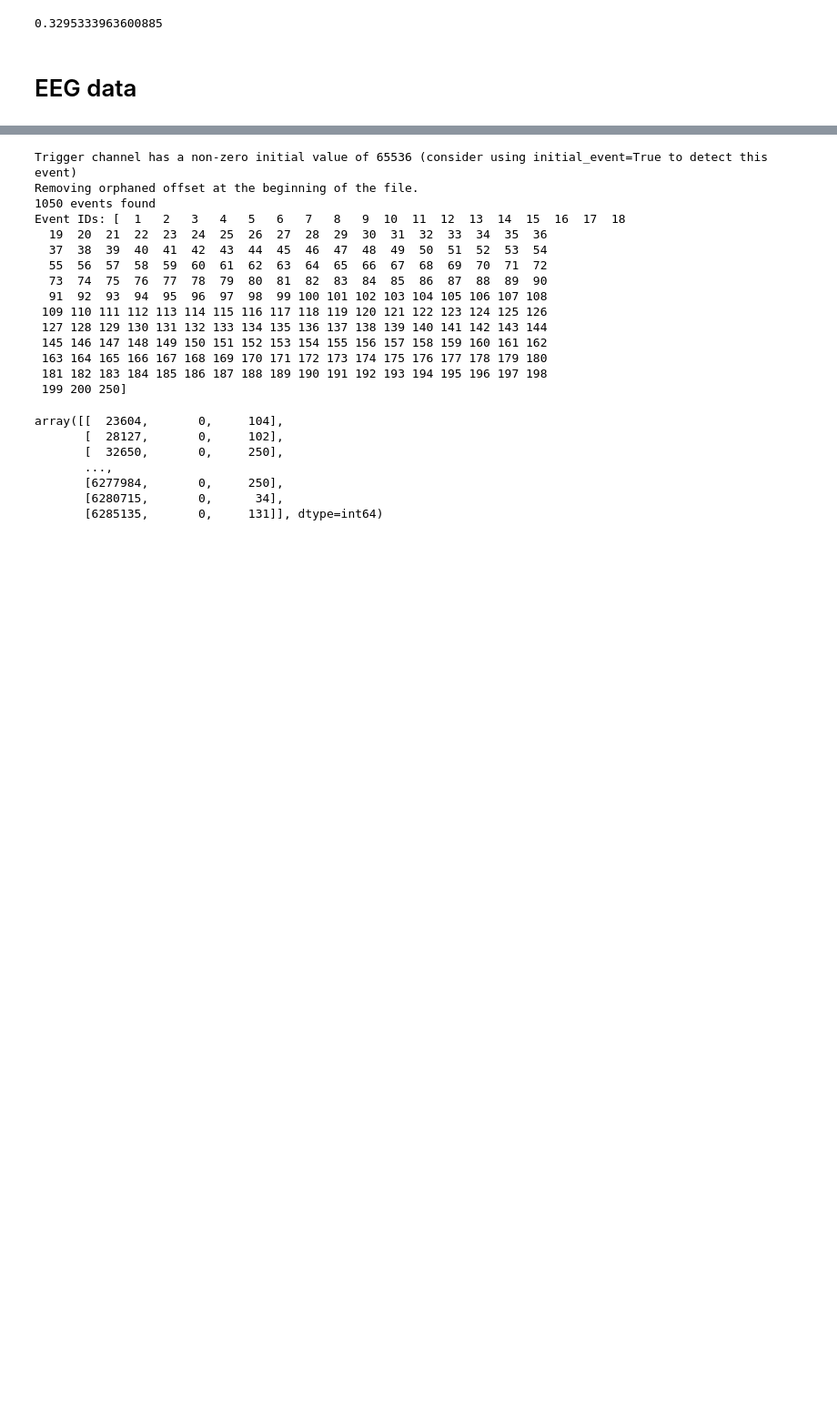
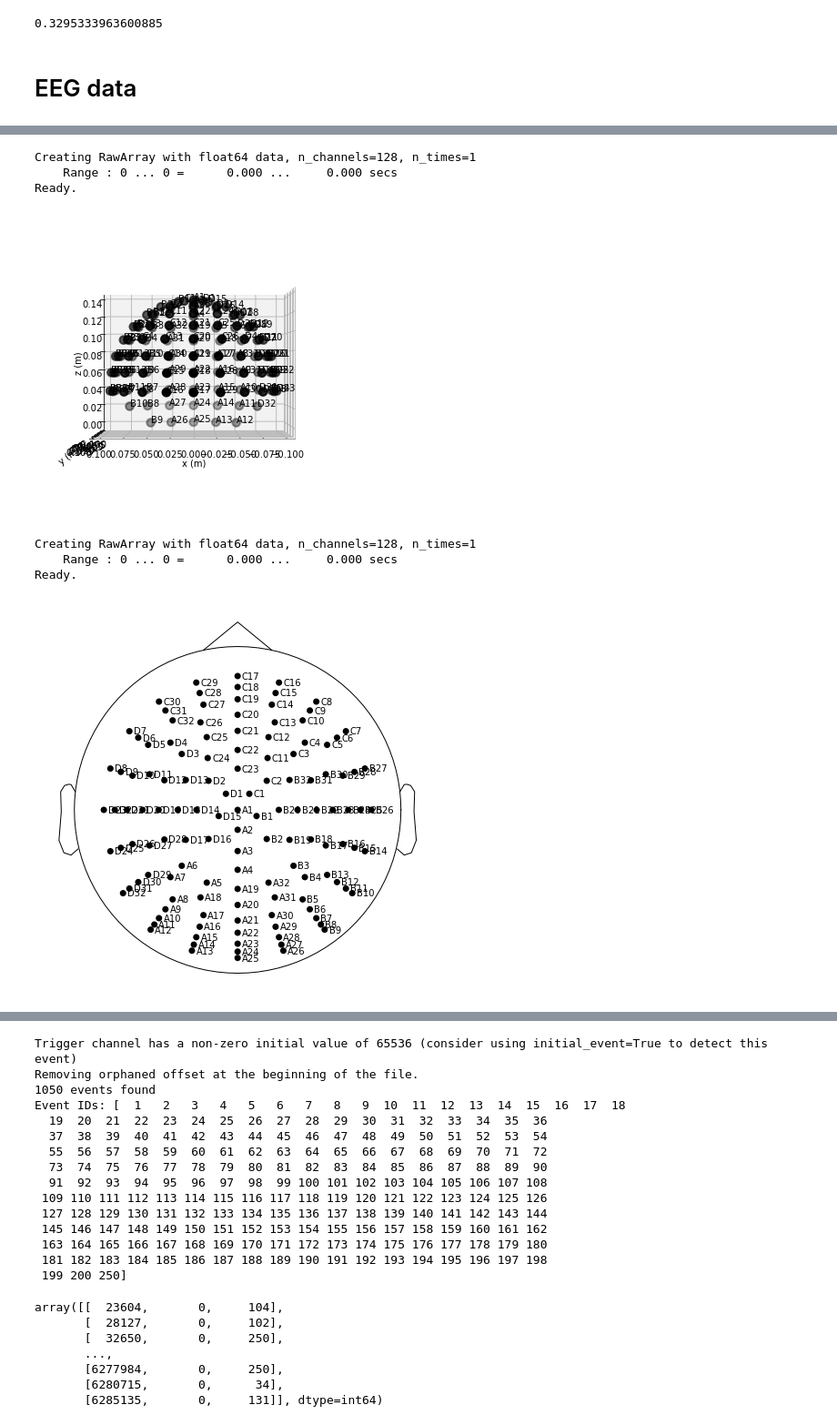
Before and after one commit to Taranks7/AVIMA, a Jupyter notebook: AVIMA_analysis.ipynb, the cells around one changed output, grey strips where cells are left out. Shown at 91% size. Drawn from its saved outputs; the diff is of its cells as text; code cells hidden in the pictures; blank space fills up the shorter version.

```diff
--- a/AVIMA_analysis.ipynb
+++ b/AVIMA_analysis.ipynb
@@ -407,2 +344,0 @@ dir(raw)
-# %%
-plt.rcParams["figure.figsize"] =20,10
@@ -440,0 +474,14 @@ raw.plot();
+# %%
+montage = mne.channels.make_standard_montage('biosemi128')
+fig = montage.plot(kind='3d');
+fig.gca().view_init(azim=70, elev=15);  # set view angle
+montage.plot(show_names=True);
+# %% [output]
+Creating RawArray with float64 data, n_channels=128, n_times=1
+    Range : 0 ... 0 =      0.000 ...     0.000 secs
+Ready.
+[figure, added]
+Creating RawArray with float64 data, n_channels=128, n_times=1
+    Range : 0 ... 0 =      0.000 ...     0.000 secs
+Ready.
+[figure, added]
```
Also changed, not shown: parts of 222 cells of this notebook.
